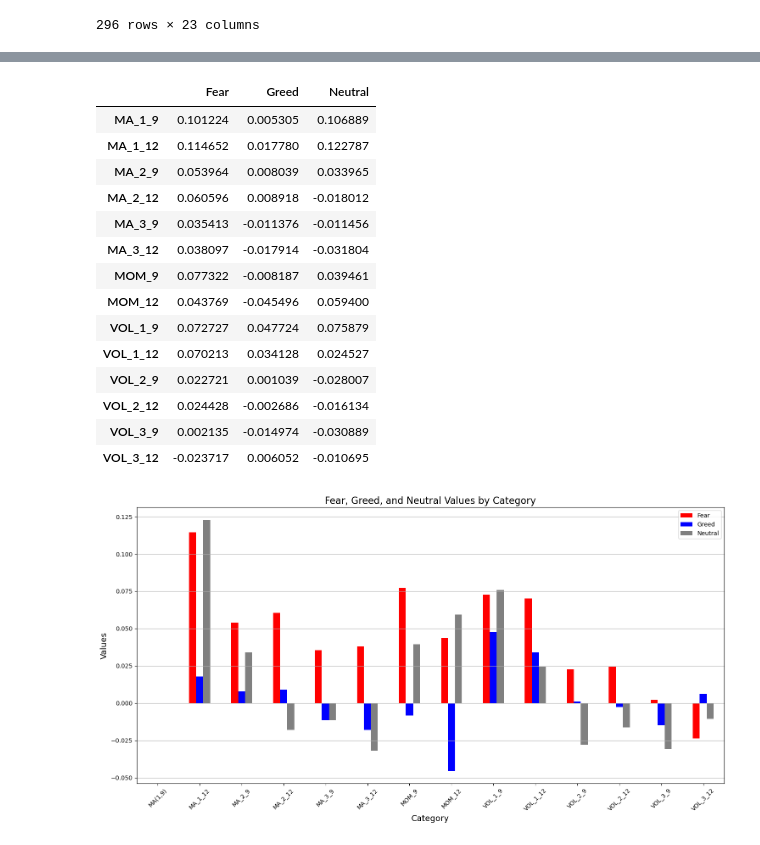
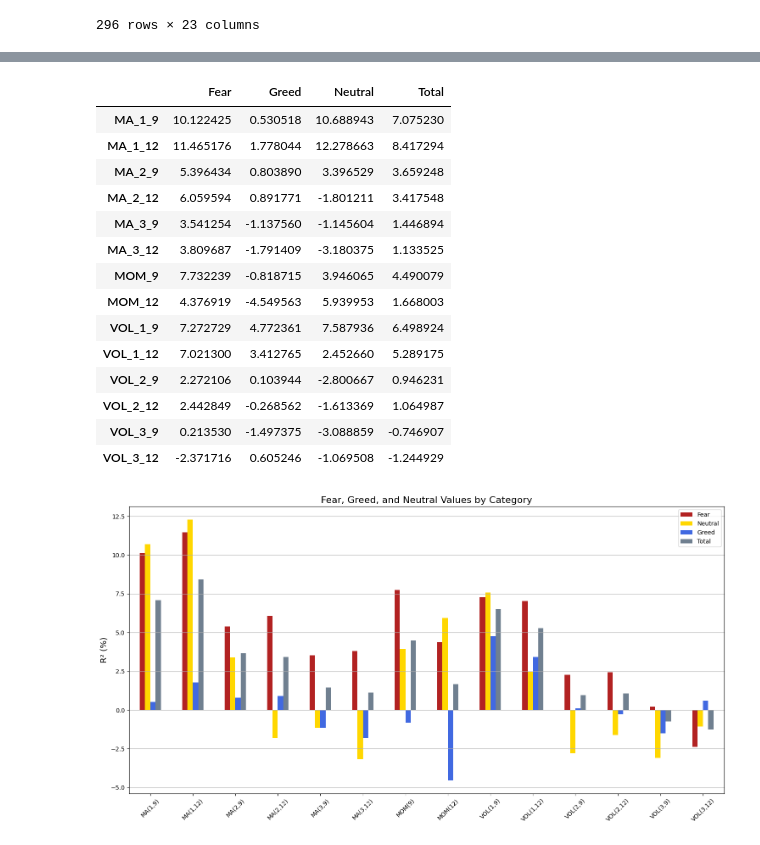
Before and after one commit to Matias-Lima/Datathon, a Jupyter notebook: Code/Python/R-squared disentangled-out_of_sample.ipynb, the cells around one changed output, grey strips where cells are left out. Saved outputs shown, nothing was run; the diff lists cells and outputs as text; code cells hidden in the pictures.

```diff
--- a/Code/Python/R-squared disentangled-out_of_sample.ipynb
+++ b/Code/Python/R-squared disentangled-out_of_sample.ipynb
@@ -109,7 +109,7 @@ df
 | 451 | 2023-10-20 | 33086.234375 | 38363572311 | 1 | 1 | 1 | 1 | 1 | 1 | 1 | 1 | ... |
 297 rows × 19 columns
 # %%
-rf = pd.read_excel('C:/Users/limam/Documents/GitHub/Datathon_2023/Dados/risk_free_all_d.xlsx')
+rf = pd.read_excel('../../Dados/risk_free_all_d.xlsx')
 rf['r_free_rate'] = rf['r_free_rate'].ffill()
 rf['r_free_w'] = rf['r_free_rate'].rolling(7).mean()
 rf = rf[['observation_date', 'r_free_w']]
@@ -161,6 +161,7 @@ rf
 # %%
 dummies = pd.get_dummies(rf['sentiment'])
 df = pd.concat([rf.drop('sentiment', axis=1), dummies], axis=1)
+df['Total'] = [True]*len(df)
 df.drop('observation_date', axis=1, inplace=True)
 df.dropna(inplace=True)
 df
@@ -231,7 +232,7 @@ r2 = {}
 # Loop over each of the 14 technical indicators
 for i in range(3, 17):
     Ic = []
-    for j in range(21, 24):
+    for j in range(21, 25):
         # Calculate the sum of squared errors for the predictive model
         sse_model = np.sum(((actual_returns - predictions[:, i-3]) ** 2)*df.iloc[151:df.shape[0]-1, j])
         # Calculate the sum of squared errors for the historical average
@@ -246,46 +247,44 @@ for i in range(3, 17):
 
     # Print the R^2_OS for the current technical indicator
 # %%
-r2_df = pd.DataFrame(r2)
+r2_df = pd.DataFrame(r2)*100
 r2_df = r2_df.T
-r2_df.columns = ['Fear', 'Greed', 'Neutral']
+r2_df.columns = ['Fear', 'Greed', 'Neutral', 'Total']
 r2_df
 # %% [output]
-|  | Fear | Greed | Neutral |
-| MA_1_9 | 0.101224 | 0.005305 | 0.106889 |
-| MA_1_12 | 0.114652 | 0.017780 | 0.122787 |
-| MA_2_9 | 0.053964 | 0.008039 | 0.033965 |
-| MA_2_12 | 0.060596 | 0.008918 | -0.018012 |
-| MA_3_9 | 0.035413 | -0.011376 | -0.011456 |
-| MA_3_12 | 0.038097 | -0.017914 | -0.031804 |
-| MOM_9 | 0.077322 | -0.008187 | 0.039461 |
-| MOM_12 | 0.043769 | -0.045496 | 0.059400 |
-| VOL_1_9 | 0.072727 | 0.047724 | 0.075879 |
-| VOL_1_12 | 0.070213 | 0.034128 | 0.024527 |
-| VOL_2_9 | 0.022721 | 0.001039 | -0.028007 |
-| VOL_2_12 | 0.024428 | -0.002686 | -0.016134 |
-| VOL_3_9 | 0.002135 | -0.014974 | -0.030889 |
-| VOL_3_12 | -0.023717 | 0.006052 | -0.010695 |
+|  | Fear | Greed | Neutral | Total |
+| MA_1_9 | 10.122425 | 0.530518 | 10.688943 | 7.075230 |
+| MA_1_12 | 11.465176 | 1.778044 | 12.278663 | 8.417294 |
+| MA_2_9 | 5.396434 | 0.803890 | 3.396529 | 3.659248 |
+| MA_2_12 | 6.059594 | 0.891771 | -1.801211 | 3.417548 |
+| MA_3_9 | 3.541254 | -1.137560 | -1.145604 | 1.446894 |
+| MA_3_12 | 3.809687 | -1.791409 | -3.180375 | 1.133525 |
+| MOM_9 | 7.732239 | -0.818715 | 3.946065 | 4.490079 |
+| MOM_12 | 4.376919 | -4.549563 | 5.939953 | 1.668003 |
+| VOL_1_9 | 7.272729 | 4.772361 | 7.587936 | 6.498924 |
+| VOL_1_12 | 7.021300 | 3.412765 | 2.452660 | 5.289175 |
+| VOL_2_9 | 2.272106 | 0.103944 | -2.800667 | 0.946231 |
+| VOL_2_12 | 2.442849 | -0.268562 | -1.613369 | 1.064987 |
+| VOL_3_9 | 0.213530 | -1.497375 | -3.088859 | -0.746907 |
+| VOL_3_12 | -2.371716 | 0.605246 | -1.069508 | -1.244929 |
 # %%
 import pandas as pd
 import matplotlib.pyplot as plt
 import numpy as np
 
-index = ["MA(1,9)", "MA_1_12", "MA_2_9", "MA_2_12", "MA_3_9", "MA_3_12", "MOM_9", "MOM_12", "VOL_1_9", "VOL_1_12", "VOL_2_9", "VOL_2_12", "VOL_3_9", "VOL_3_12"]
-df = pd.DataFrame(r2_df, index=index)
+r2_df.index = ["MA(1,9)", "MA(1,12)", "MA(2,9)", "MA(2,12)", "MA(3,9)", "MA(3,12)", "MOM(9)", "MOM(12)", "VOL(1,9)", "VOL(1,12)", "VOL(2,9)", "VOL(2,12)", "VOL(3,9)", "VOL(3,12)"]
 
 # Plotting
-ax = df.plot(kind='bar', color=['red', 'blue', 'gray'], figsize=(15, 8))
-
+ax = r2_dfax = r2_df[['Fear', 'Neutral', 'Greed', 'Total']].plot(kind='bar', color=['firebrick', 'gold', 'royalblue', 'slategrey'], figsize=(15, 8))
 # Customizing plot
 ax.set_title("Fear, Greed, and Neutral Values by Category", fontsize=16)
-ax.set_xlabel("Category", fontsize=14)
-ax.set_ylabel("Values", fontsize=14)
+ax.set_xlabel("", fontsize=14)
+ax.set_ylabel("R² (%)", fontsize=14)
 plt.xticks(rotation=45)
 plt.grid(axis='y')
 
 # Show plot
 plt.tight_layout()
 plt.show()
 # %% [output]
-[figure, old version]
+[figure, new version]
```
Also changed, not shown: parts of 7 cells of this notebook, 5 other files.
